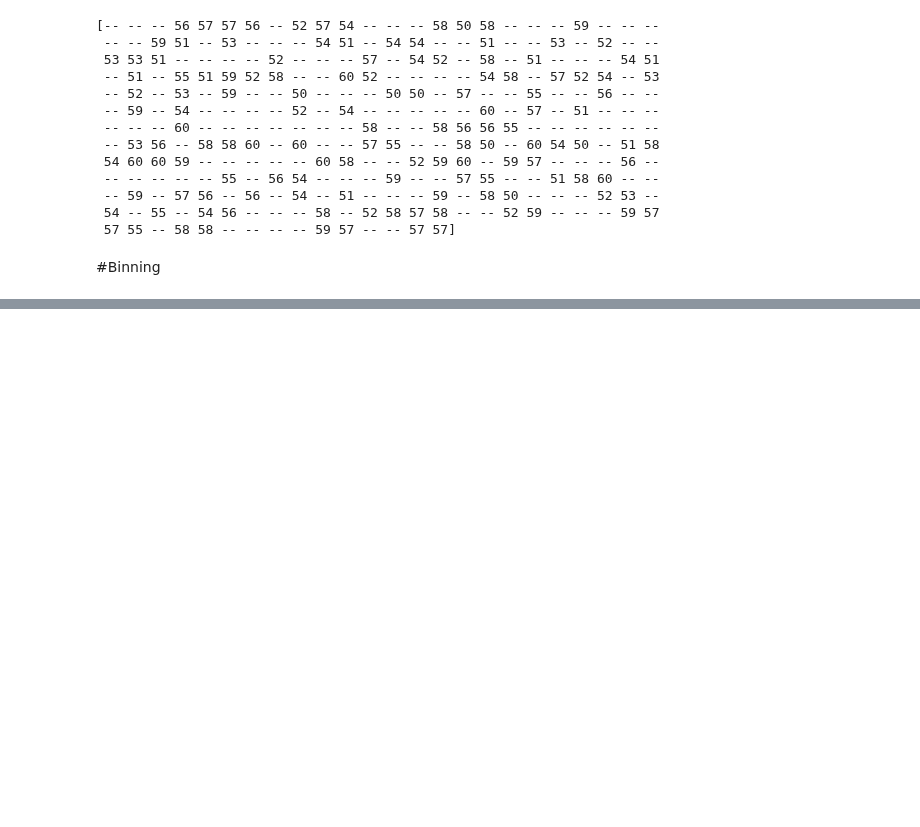
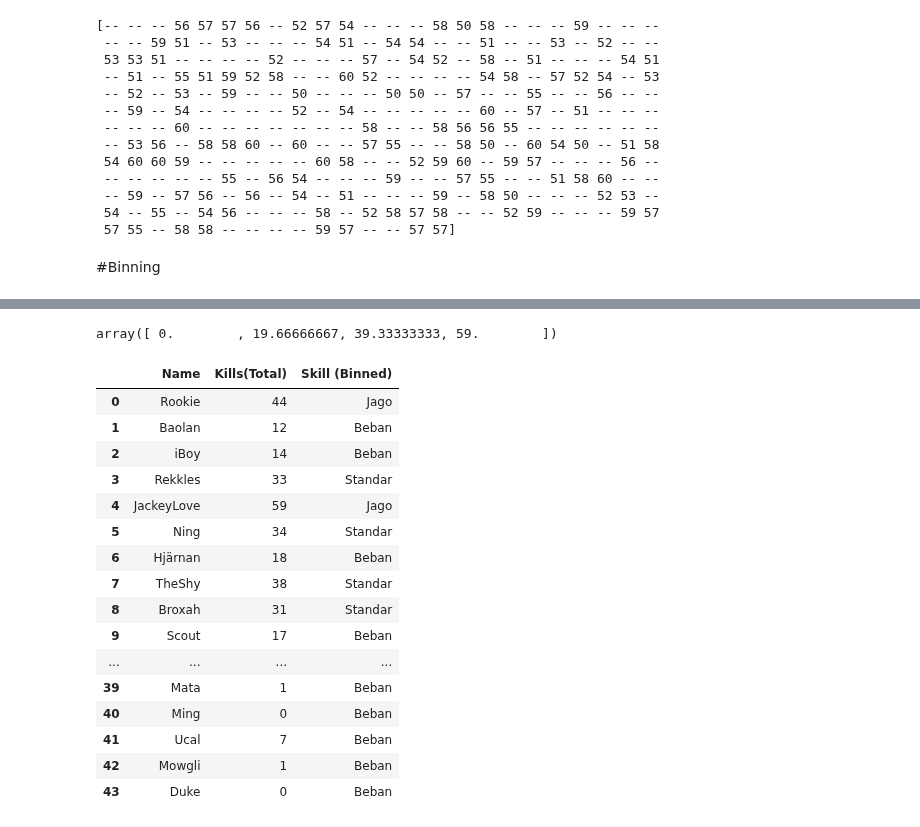
Before and after one commit to aricahyasaputra/data-sains-course-assigment-, a Jupyter notebook: Week 7/Tugas_7_Data_Sains.ipynb, the cells around one changed output, grey strips where cells are left out. Cells and saved outputs as stored; diff of their text form; code cells hidden in the pictures; blank space fills up the shorter version.

```diff
--- a/Week 7/Tugas_7_Data_Sains.ipynb
+++ b/Week 7/Tugas_7_Data_Sains.ipynb
@@ -632,0 +635,4 @@ print(trims)
+# %%
+#load data
+df = pd.read_csv("https://raw.githubusercontent.com/aricahyasaputra/data-sains-course-assigment-/main/Week%207/LOL%20Worlds%202018%20Knockout%20stage%20-%20Player%20Ratings.csv")
+df.head()
@@ -632,0 +648,3 @@ print(trims)
+# %%
+df.drop(['Team', 'Position', 'KDA Ratio', 'Deaths(Total)', 'Assists(Total)', 'Kill Participation', 'CS(Per Minute)', 'CS(Total)', 'Minutes Played', 'Games Played'], inplace=True, axis=1)
+df
@@ -632,0 +669,36 @@ print(trims)
+# %%
+# Membuat array yang berisi sejumlah angka dengan jarak yang sama dengan linspace()
+#linspace --> numpy.linspace(nilai minimum, nilai maksimum, jumlah elemen)
+
+bins = np.linspace(min(df['Kills(Total)']), max(df['Kills(Total)']), 4)
+bins
+# %% [output]
+array([ 0.        , 19.66666667, 39.33333333, 59.        ])
+# %%
+# bins --> mengelompokkan data
+# binning dengan cut()
+# membuat kategori harga
+
+kategori = ['Beban', 'Standar', 'Jago']
+df['Skill (Binned)'] = pd.cut(df['Kills(Total)'], bins, labels=kategori, include_lowest=True)
+
+#Tampilkan data
+df
+# %% [output]
+|  | Name | Kills(Total) | Skill (Binned) |
+| 0 | Rookie | 44 | Jago |
+| 1 | Baolan | 12 | Beban |
+| 2 | iBoy | 14 | Beban |
+| 3 | Rekkles | 33 | Standar |
+| 4 | JackeyLove | 59 | Jago |
+| 5 | Ning | 34 | Standar |
+| 6 | Hjärnan | 18 | Beban |
+| 7 | TheShy | 38 | Standar |
+| 8 | Broxah | 31 | Standar |
+| 9 | Scout | 17 | Beban |
+| ... | ... | ... | ... |
+| 39 | Mata | 1 | Beban |
+| 40 | Ming | 0 | Beban |
+| 41 | Ucal | 7 | Beban |
+| 42 | Mowgli | 1 | Beban |
+| 43 | Duke | 0 | Beban |
```
Also changed, not shown: parts of 6 cells of this notebook.
